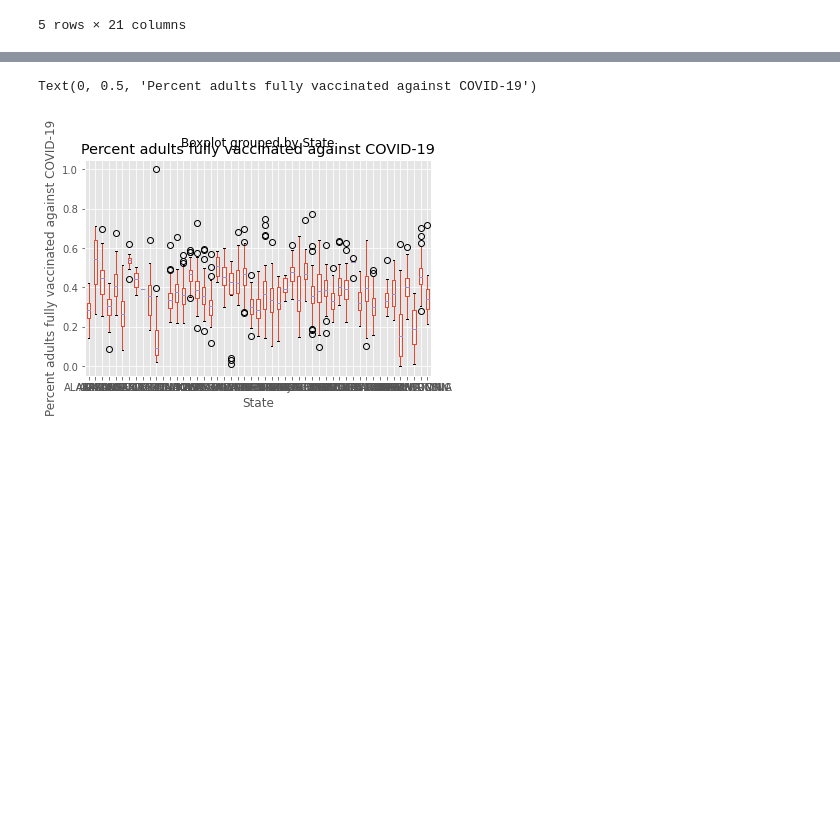
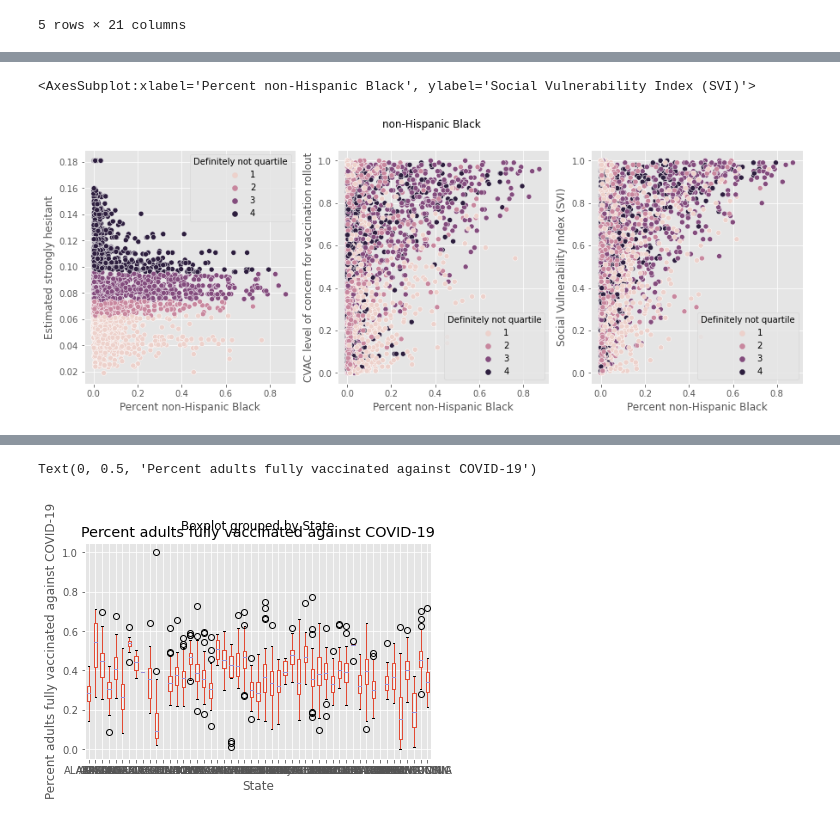
Before and after one commit to ireenab/Vaccine_Hesitancy_DAP_ProjectI, a Jupyter notebook: vacc_hesit.ipynb, the cells around one changed output, grey strips where cells are left out. Drawn from its saved outputs; the diff is of its cells as text; code cells hidden in the pictures; blank space fills up the shorter version.

```diff
--- a/vacc_hesit.ipynb
+++ b/vacc_hesit.ipynb
@@ -86,0 +62,23 @@ vacc.groupby('State')['Percent adults fully vaccinated against COVID-19'].median
+# %%
+#get quartiles of estimated strongly hesitant population
+q1, q2, q3 = vacc["Estimated strongly hesitant"].quantile(q=[0.25,0.5,0.75])
+
+#create conditions to put the data in bins for strongly hesitants
+conditions =[\
+    (vacc["Estimated strongly hesitant"]<=q1),\
+    (vacc["Estimated strongly hesitant"]>q1) & (vacc["Estimated strongly hesitant"]<=q2),\
+    (vacc["Estimated strongly hesitant"]>q2) & (vacc["Estimated strongly hesitant"]<=q3),\
+    (vacc["Estimated strongly hesitant"]>q3)
+            ]
+values = [1, 2, 3, 4]
+vacc['Definitely not quartile'] =np.select(conditions, values)
+# %%
+# Plotting non-Hispanic Black percentage in different counties against CVAC, SVI and separating them based on quartiles of strongly hesitant population in these counties
+fig, axes = plt.subplots(1,3, figsize =(15,5), sharey =False)
+fig.suptitle('non-Hispanic Black')
+sns.scatterplot(data=vacc, ax =axes[0], x="Percent non-Hispanic Black", y="Estimated strongly hesitant", hue = "Definitely not quartile")
+sns.scatterplot(data=vacc, ax =axes[1], x="Percent non-Hispanic Black", y="CVAC level of concern for vaccination rollout", hue = "Definitely not quartile")
+sns.scatterplot(data=vacc, ax =axes[2], x="Percent non-Hispanic Black", y="Social Vulnerability Index (SVI)", hue = "Definitely not quartile")
+# %% [output]
+<AxesSubplot:xlabel='Percent non-Hispanic Black', ylabel='Social Vulnerability Index (SVI)'>
+[figure, added]
```
Also changed, not shown: parts of 71 cells of this notebook.
